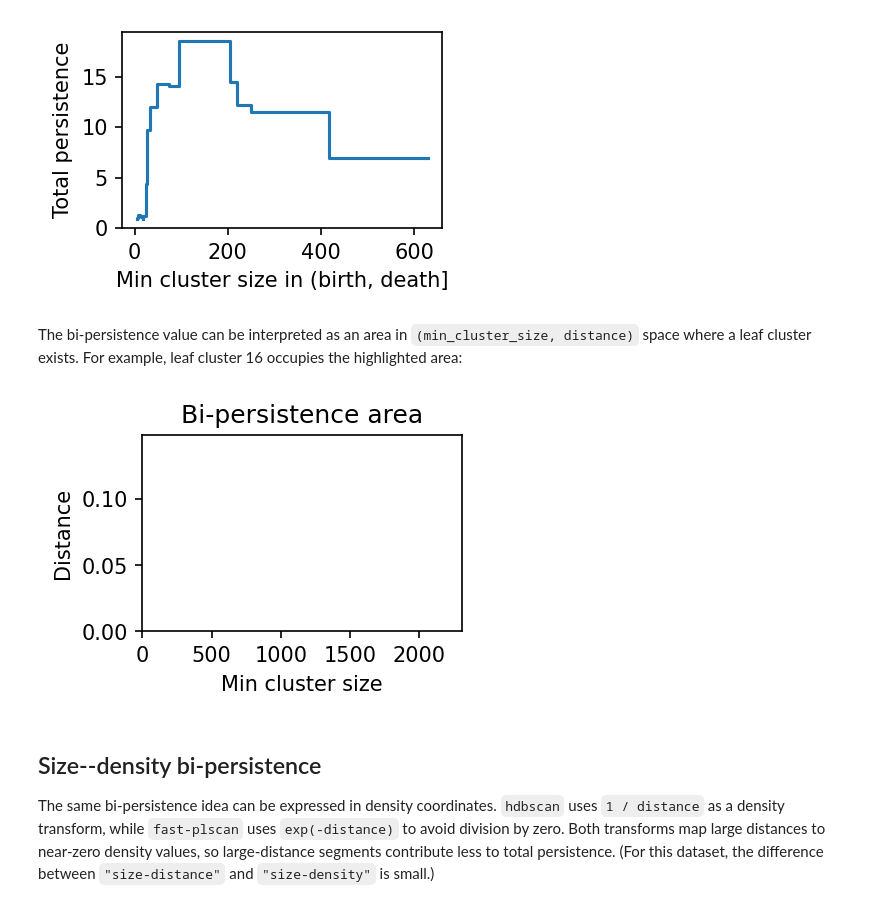
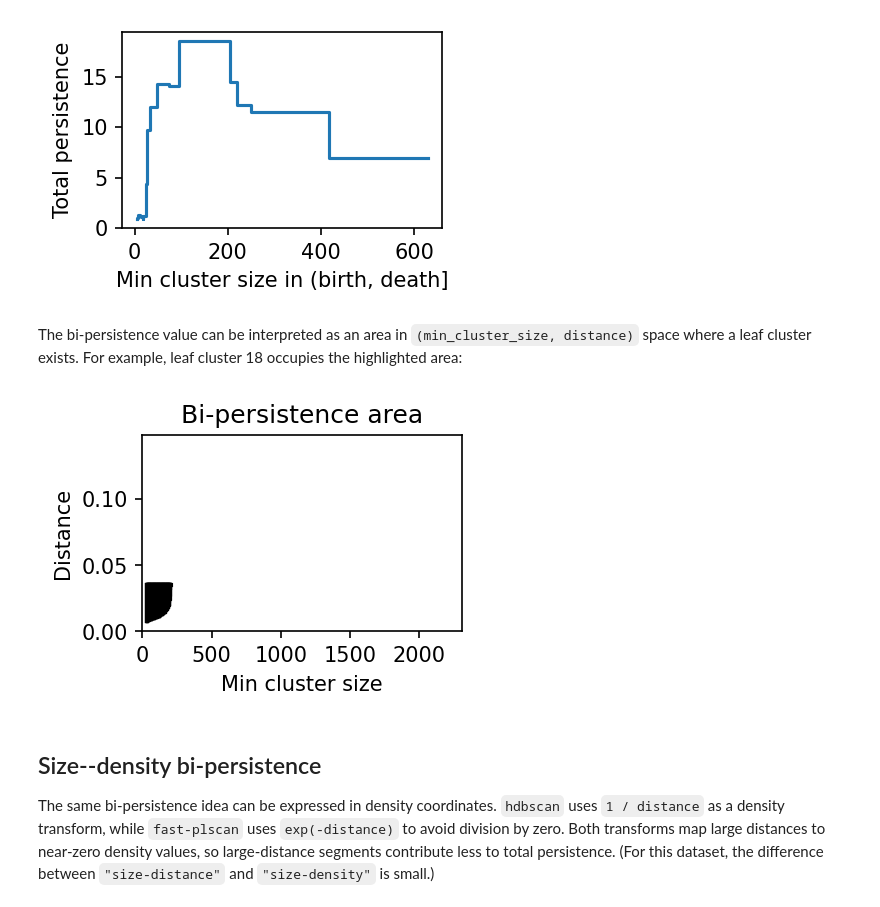
Before and after one commit to JelmerBot/fast_plscan, a Jupyter notebook: docs/using_bi_persistences.ipynb, the cells around one changed output. Drawn from its saved outputs; the diff is of its cells as text; code cells hidden in the pictures.

```diff
--- a/docs/using_bi_persistences.ipynb
+++ b/docs/using_bi_persistences.ipynb
@@ -97,23 +97,23 @@ plt.show()
 # %% [markdown]
 The bi-persistence value can be interpreted as an area in
 ``(min_cluster_size, distance)`` space where a leaf cluster exists. For
-example, leaf cluster 16 occupies the highlighted area:
+example, leaf cluster 18 occupies the highlighted area:
 # %%
-leaf_idx = 15
+leaf_idx = 18
 max_dist = c_sdist._leaf_tree.max_distance[leaf_idx]
 size_trace, pers_trace = compute_distance_icicles(
     c_sdist._leaf_tree, c_sdist._condensed_tree, data.shape[0]
 )
 for size, pers in zip(size_trace[leaf_idx], pers_trace[leaf_idx]):
     plt.plot([size, size], [max_dist - pers, max_dist], "k-")
 plt.xlim(0, data.shape[0])
 plt.ylim(0, c_sdist._leaf_tree.max_distance[0])
 plt.xlabel("Min cluster size")
 plt.ylabel("Distance")
 plt.title("Bi-persistence area")
 plt.show()
 # %% [output]
-[figure, old version]
+[figure, new version]
 # %% [markdown]
 ## Size--density bi-persistence
 
```
Also changed, not shown: parts of 1 cell of this notebook, 4 other files.
